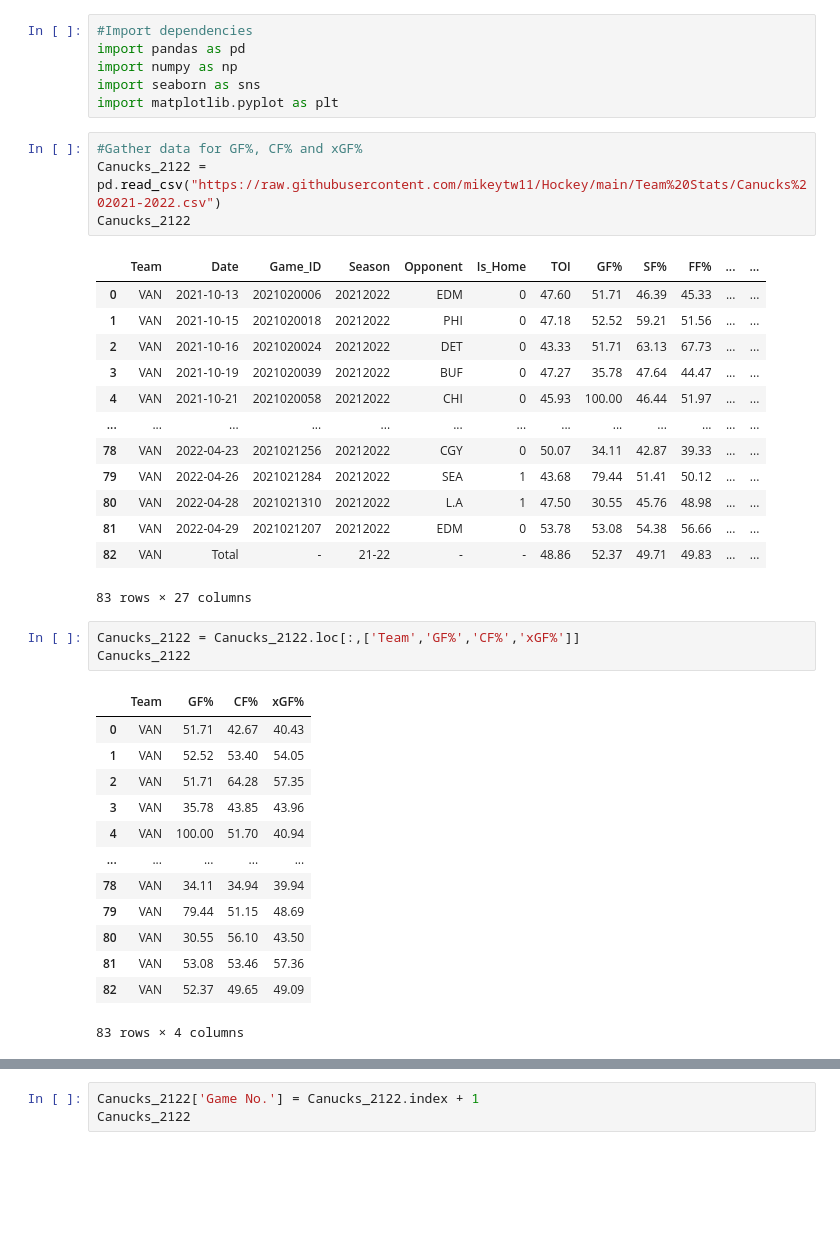
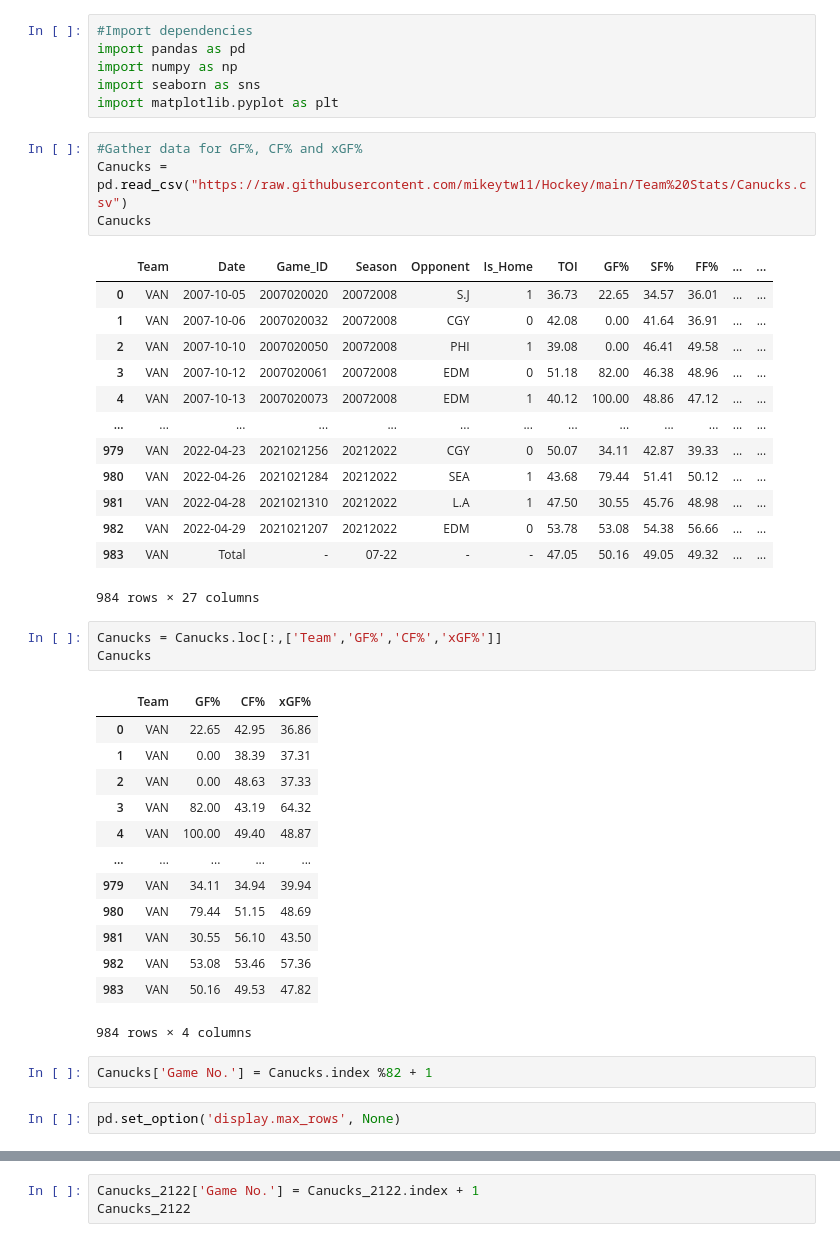
Before and after one commit to mikeytw11/Hockey, a Jupyter notebook: Descriptive_vs_Predictive.ipynb, the cells around one changed output, grey strips where cells are left out. Saved outputs shown, nothing was run; the diff lists cells and outputs as text; blank space fills up the shorter version.

Commit message:
Added Game Number column.

```diff
--- a/Descriptive_vs_Predictive.ipynb
+++ b/Descriptive_vs_Predictive.ipynb
@@ -11,36 +11,40 @@ import seaborn as sns
 import matplotlib.pyplot as plt
 # %%
 #Gather data for GF%, CF% and xGF%
-Canucks_2122 = pd.read_csv("https://raw.githubusercontent.com/mikeytw11/Hockey/main/Team%20Stats/Canucks%202021-2022.csv")
-Canucks_2122
+Canucks = pd.read_csv("https://raw.githubusercontent.com/mikeytw11/Hockey/main/Team%20Stats/Canucks.csv")
+Canucks
 # %% [output]
 |  | Team | Date | Game_ID | Season | Opponent | Is_Home | TOI | GF% | SF% | FF% | ... | ... |
-| 0 | VAN | 2021-10-13 | 2021020006 | 20212022 | EDM | 0 | 47.60 | 51.71 | 46.39 | 45.33 | ... | ... |
-| 1 | VAN | 2021-10-15 | 2021020018 | 20212022 | PHI | 0 | 47.18 | 52.52 | 59.21 | 51.56 | ... | ... |
-| 2 | VAN | 2021-10-16 | 2021020024 | 20212022 | DET | 0 | 43.33 | 51.71 | 63.13 | 67.73 | ... | ... |
-| 3 | VAN | 2021-10-19 | 2021020039 | 20212022 | BUF | 0 | 47.27 | 35.78 | 47.64 | 44.47 | ... | ... |
-| 4 | VAN | 2021-10-21 | 2021020058 | 20212022 | CHI | 0 | 45.93 | 100.00 | 46.44 | 51.97 | ... | ... |
+| 0 | VAN | 2007-10-05 | 2007020020 | 20072008 | S.J | 1 | 36.73 | 22.65 | 34.57 | 36.01 | ... | ... |
+| 1 | VAN | 2007-10-06 | 2007020032 | 20072008 | CGY | 0 | 42.08 | 0.00 | 41.64 | 36.91 | ... | ... |
+| 2 | VAN | 2007-10-10 | 2007020050 | 20072008 | PHI | 1 | 39.08 | 0.00 | 46.41 | 49.58 | ... | ... |
+| 3 | VAN | 2007-10-12 | 2007020061 | 20072008 | EDM | 0 | 51.18 | 82.00 | 46.38 | 48.96 | ... | ... |
+| 4 | VAN | 2007-10-13 | 2007020073 | 20072008 | EDM | 1 | 40.12 | 100.00 | 48.86 | 47.12 | ... | ... |
 | ... | ... | ... | ... | ... | ... | ... | ... | ... | ... | ... | ... | ... |
-| 78 | VAN | 2022-04-23 | 2021021256 | 20212022 | CGY | 0 | 50.07 | 34.11 | 42.87 | 39.33 | ... | ... |
-| 79 | VAN | 2022-04-26 | 2021021284 | 20212022 | SEA | 1 | 43.68 | 79.44 | 51.41 | 50.12 | ... | ... |
-| 80 | VAN | 2022-04-28 | 2021021310 | 20212022 | L.A | 1 | 47.50 | 30.55 | 45.76 | 48.98 | ... | ... |
-| 81 | VAN | 2022-04-29 | 2021021207 | 20212022 | EDM | 0 | 53.78 | 53.08 | 54.38 | 56.66 | ... | ... |
-| 82 | VAN | Total | - | 21-22 | - | - | 48.86 | 52.37 | 49.71 | 49.83 | ... | ... |
+| 979 | VAN | 2022-04-23 | 2021021256 | 20212022 | CGY | 0 | 50.07 | 34.11 | 42.87 | 39.33 | ... | ... |
+| 980 | VAN | 2022-04-26 | 2021021284 | 20212022 | SEA | 1 | 43.68 | 79.44 | 51.41 | 50.12 | ... | ... |
+| 981 | VAN | 2022-04-28 | 2021021310 | 20212022 | L.A | 1 | 47.50 | 30.55 | 45.76 | 48.98 | ... | ... |
+| 982 | VAN | 2022-04-29 | 2021021207 | 20212022 | EDM | 0 | 53.78 | 53.08 | 54.38 | 56.66 | ... | ... |
+| 983 | VAN | Total | - | 07-22 | - | - | 47.05 | 50.16 | 49.05 | 49.32 | ... | ... |
-83 rows × 27 columns
+984 rows × 27 columns
 # %%
-Canucks_2122 = Canucks_2122.loc[:,['Team','GF%','CF%','xGF%']]
-Canucks_2122
+Canucks = Canucks.loc[:,['Team','GF%','CF%','xGF%']]
+Canucks
 # %% [output]
 |  | Team | GF% | CF% | xGF% |
-| 0 | VAN | 51.71 | 42.67 | 40.43 |
-| 1 | VAN | 52.52 | 53.40 | 54.05 |
-| 2 | VAN | 51.71 | 64.28 | 57.35 |
-| 3 | VAN | 35.78 | 43.85 | 43.96 |
-| 4 | VAN | 100.00 | 51.70 | 40.94 |
+| 0 | VAN | 22.65 | 42.95 | 36.86 |
+| 1 | VAN | 0.00 | 38.39 | 37.31 |
+| 2 | VAN | 0.00 | 48.63 | 37.33 |
+| 3 | VAN | 82.00 | 43.19 | 64.32 |
+| 4 | VAN | 100.00 | 49.40 | 48.87 |
 | ... | ... | ... | ... | ... |
-| 78 | VAN | 34.11 | 34.94 | 39.94 |
-| 79 | VAN | 79.44 | 51.15 | 48.69 |
-| 80 | VAN | 30.55 | 56.10 | 43.50 |
-| 81 | VAN | 53.08 | 53.46 | 57.36 |
-| 82 | VAN | 52.37 | 49.65 | 49.09 |
+| 979 | VAN | 34.11 | 34.94 | 39.94 |
+| 980 | VAN | 79.44 | 51.15 | 48.69 |
+| 981 | VAN | 30.55 | 56.10 | 43.50 |
+| 982 | VAN | 53.08 | 53.46 | 57.36 |
+| 983 | VAN | 50.16 | 49.53 | 47.82 |
-83 rows × 4 columns
+984 rows × 4 columns
+# %%
+Canucks['Game No.'] = Canucks.index %82 + 1
+# %%
+pd.set_option('display.max_rows', None)
```
Also changed, not shown: parts of 2 cells of this notebook.
